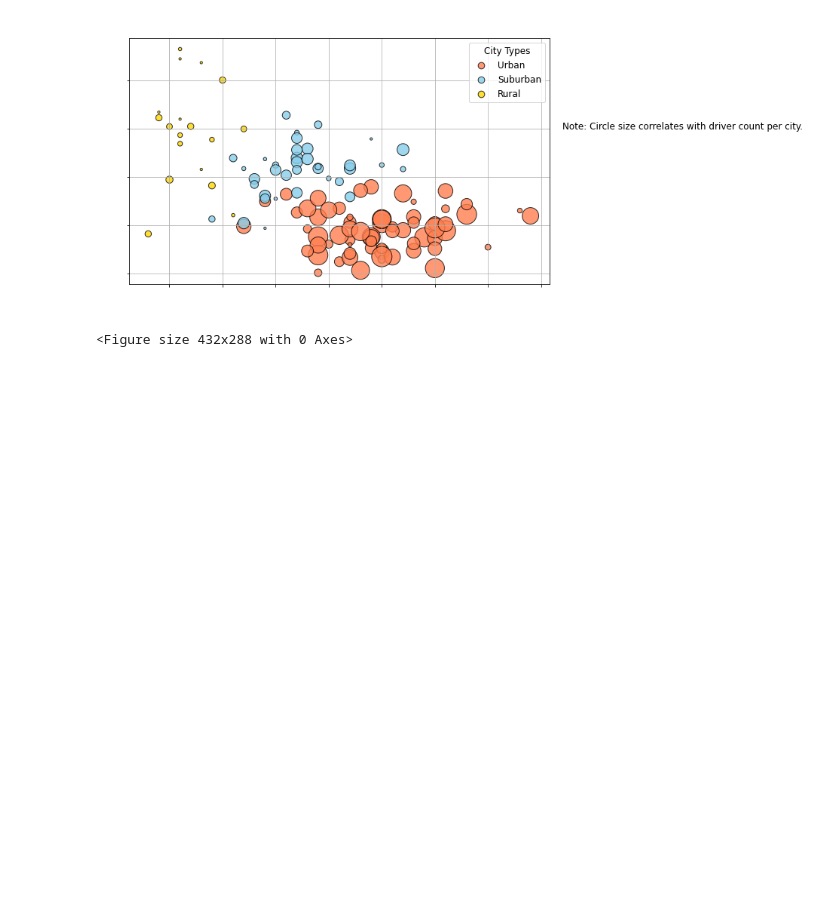
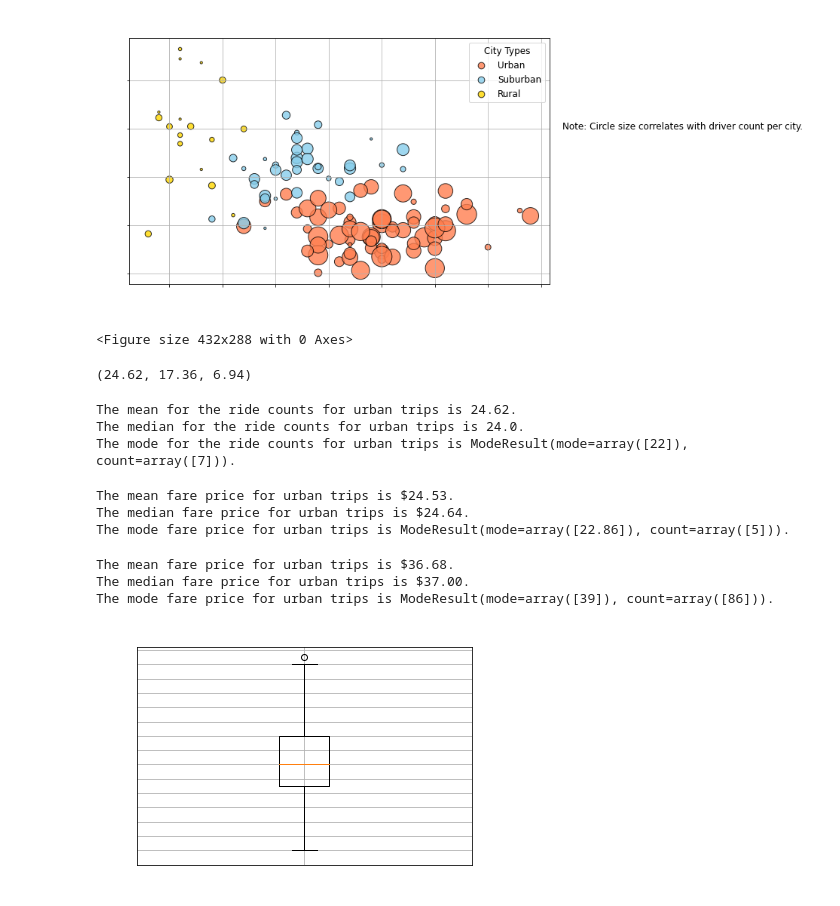
Before and after one commit to abdulhakim97/PyBer_Analysis, a Jupyter notebook: PyBer.ipynb, the cells around one changed output. Drawn from its saved outputs; the diff is of its cells as text; code cells hidden in the pictures; blank space fills up the shorter version.

Commit message:
Updating code and 2nd image

```diff
--- a/PyBer.ipynb
+++ b/PyBer.ipynb
@@ -138,3 +139,65 @@ plt.savefig("analysis/Fig1.png")
 # %% [output]
 [figure]
 <Figure size 432x288 with 0 Axes>
+# %%
+# Calculate the mean of the ride count for each city type.
+round(urban_ride_count.mean(),2), round(suburban_ride_count.mean(),2), round(rural_ride_count.mean(),2)
+# %% [output]
+(24.62, 17.36, 6.94)
+# %%
+# Calculate the measures of central tendency for the ride count for the urban cities.
+mean_urban_ride_count = np.mean(urban_ride_count)
+print(f"The mean for the ride counts for urban trips is {mean_urban_ride_count:.2f}.")
+
+median_urban_ride_count = np.median(urban_ride_count)
+print(f"The median for the ride counts for urban trips is {median_urban_ride_count}.")
+
+mode_urban_ride_count = sts.mode(urban_ride_count)
+print(f"The mode for the ride counts for urban trips is {mode_urban_ride_count}.")
+# %% [output]
+The mean for the ride counts for urban trips is 24.62.
+The median for the ride counts for urban trips is 24.0.
+The mode for the ride counts for urban trips is ModeResult(mode=array([22]), count=array([7])).
+# %%
+urban_fares = urban_cities_df["fare"]
+# Calculate the measures of central tendency for the average fare for the urban cities.
+mean_urban_fares = np.mean(urban_fares)
+print(f"The mean fare price for urban trips is ${mean_urban_fares:.2f}.")
+
+median_urban_fares = np.median(urban_fares)
+print(f"The median fare price for urban trips is ${median_urban_fares:.2f}.")
+
+mode_urban_fares = sts.mode(urban_fares)
+print(f"The mode fare price for urban trips is {mode_urban_fares}.")
+# %% [output]
+The mean fare price for urban trips is $24.53.
+The median fare price for urban trips is $24.64.
+The mode fare price for urban trips is ModeResult(mode=array([22.86]), count=array([5])).
+# %%
+urban_drivers = urban_cities_df['driver_count']
+mean_urban_drivers = np.mean(urban_drivers)
+print(f"The mean fare price for urban trips is ${mean_urban_drivers:.2f}.")
+
+median_urban_drivers = np.median(urban_drivers)
+print(f"The median fare price for urban trips is ${median_urban_drivers:.2f}.")
+
+mode_urban_drivers = sts.mode(urban_drivers)
+print(f"The mode fare price for urban trips is {mode_urban_drivers}.")
+# %% [output]
+The mean fare price for urban trips is $36.68.
+The median fare price for urban trips is $37.00.
+The mode fare price for urban trips is ModeResult(mode=array([39]), count=array([86])).
+# %%
+# Create a box-and-whisker plot for the urban cities ride count.
+x_labels = ["Urban"]
+fig, ax = plt.subplots()
+ax.boxplot(urban_ride_count, labels=x_labels)
+# Add the title, y-axis label and grid.
+ax.set_title('Ride Count Data (2019)',c="white")
+ax.set_ylabel('Number of Rides',c="white")
+ax.set_yticks(np.arange(10, 41, step=2.0))
+ax.tick_params(axis=('both'), colors='white')
+ax.grid()
+plt.show()
+# %% [output]
+[figure, added]
```
Also changed, not shown: parts of 5 cells of this notebook, 1 other file.
